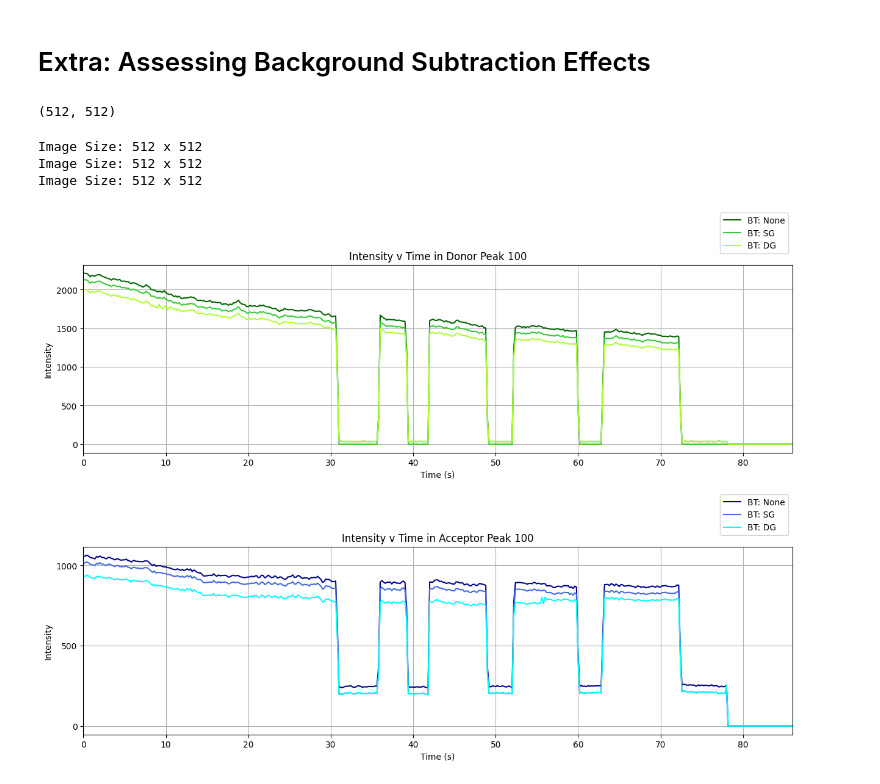
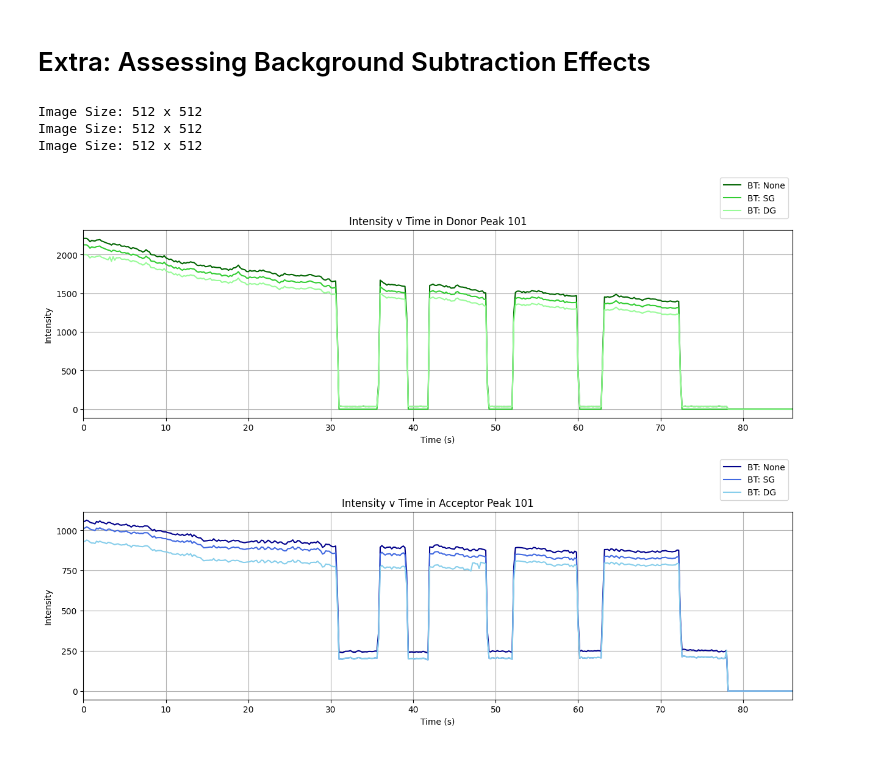
Before and after one commit to ljhason/smPy-UserGuide, a Jupyter notebook: User Guide - Two Colour/UserGuide_TwoColour.ipynb, the cells around one changed output. Drawn from its saved outputs; the diff is of its cells as text; code cells hidden in the pictures.

```diff
--- a/User Guide - Two Colour/UserGuide_TwoColour.ipynb
+++ b/User Guide - Two Colour/UserGuide_TwoColour.ipynb
@@ -163,17 +163,13 @@ Image Size: 512 x 512
 # %% [markdown]
 # Extra: Assessing Background Subtraction Effects
-# %%
-print(image.shape)
-# %% [output]
-(512, 512)
 # %%
-peak_idx = 100
+peak_idx = 101
 tpf = 1/5
 
 radius=4
 time_interval=10
 CH1_intensity_interval=500
-CH2_intensity_interval=500
+CH2_intensity_interval=250
 figsize=(15, 10)
 
 y_CH1, x_CH1 = poly_pair_CH1[peak_idx]
@@ -233,35 +229,35 @@ fig, ax = plt.subplots(2, 1, figsize=figsize)
 fig.subplots_adjust(hspace=1)
 ax[0].plot(time, None_tot_intensity_all_frames_CH1, color='darkgreen', label='BT: None')
 ax[0].plot(time, SG_tot_intensity_all_frames_CH1, color='limegreen', label='BT: SG')
-ax[0].plot(time, DG_tot_intensity_all_frames_CH1, color='greenyellow', label='BT: DG')
+ax[0].plot(time, DG_tot_intensity_all_frames_CH1, color='palegreen', label='BT: DG')
 ax[0].set_title(f'Intensity v Time in Donor Peak {peak_idx}')
 ax[0].set_ylabel('Intensity')
 ax[0].set_xlabel('Time (s)')
 ax[0].set_xlim(0, time[-1])
 ax[0].grid()
 ax[0].xaxis.set_major_locator(MultipleLocator(time_interval))
 ax[0].yaxis.set_major_locator(MultipleLocator(CH1_intensity_interval))
 ax[0].legend(loc='upper right', bbox_to_anchor=(1, 1.3))
 
 fig.subplots_adjust(hspace=0.5)
 
 
 
 ax[1].plot(time, None_tot_intensity_all_frames_CH2, color='darkblue', label='BT: None')
 ax[1].plot(time, SG_tot_intensity_all_frames_CH2, color='royalblue', label='BT: SG')
-ax[1].plot(time, DG_tot_intensity_all_frames_CH2, color='cyan', label='BT: DG')
+ax[1].plot(time, DG_tot_intensity_all_frames_CH2, color='skyblue', label='BT: DG')
 ax[1].set_title(f'Intensity v Time in Acceptor Peak {peak_idx}')
 ax[1].set_ylabel('Intensity')
 ax[1].set_xlabel('Time (s)')
 ax[1].grid()
 ax[1].set_xlim(0, time[-1])
 ax[1].xaxis.set_major_locator(MultipleLocator(time_interval))
 ax[1].yaxis.set_major_locator(MultipleLocator(CH2_intensity_interval))
 ax[1].legend(loc='upper right', bbox_to_anchor=(1, 1.3))
 
 plt.show()
 # %% [output]
 Image Size: 512 x 512
 Image Size: 512 x 512
 Image Size: 512 x 512
-[figure, old version]
+[figure, new version]
```
Also changed, not shown: parts of 8 cells of this notebook, 9 other files.
